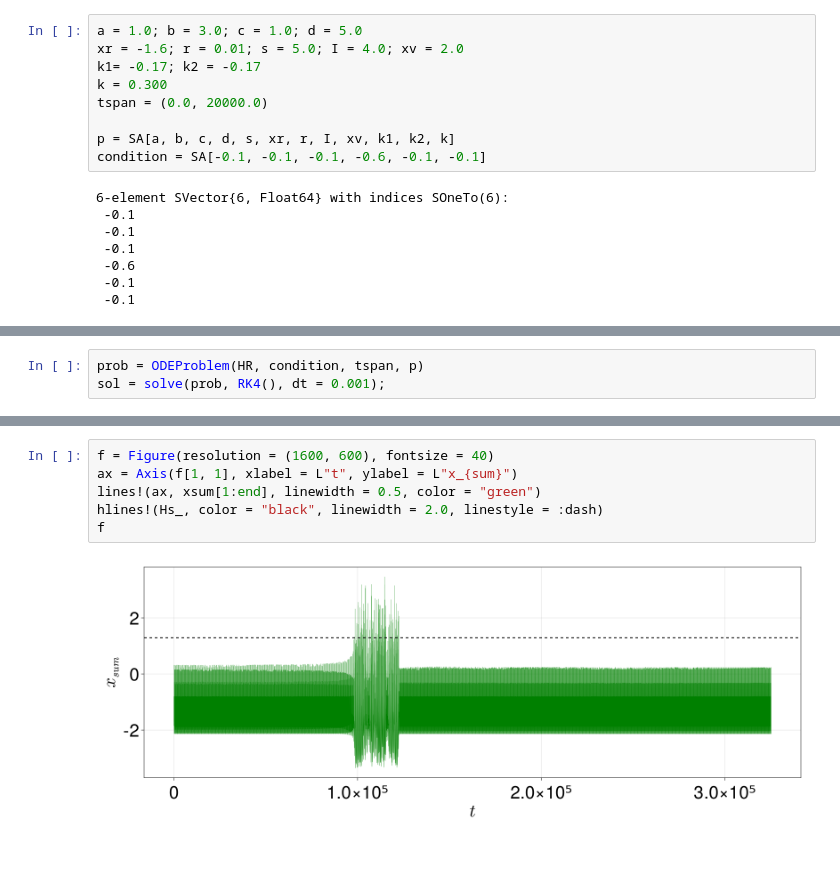
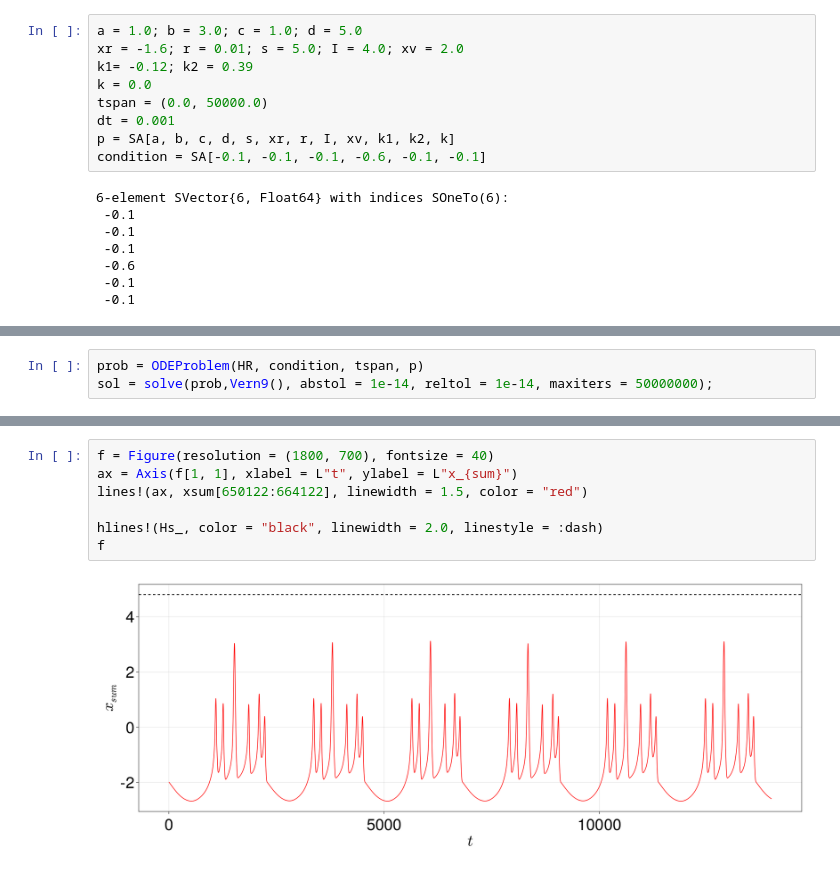
Before and after one commit to SergeyNovak777/dynamical-systems, a Jupyter notebook: Hindmarrh Rose/timeseries, projection/Second scenario.ipynb, the cells around one changed output, grey strips where cells are left out. Drawn from its saved outputs; the diff is of its cells as text.

```diff
--- a/Hindmarrh Rose/timeseries, projection/Second scenario.ipynb
+++ b/Hindmarrh Rose/timeseries, projection/Second scenario.ipynb
@@ -60,10 +50,10 @@ calc_number_EEs (generic function with 1 method)
 # %%
 a = 1.0; b = 3.0; c = 1.0; d = 5.0
 xr = -1.6; r = 0.01; s = 5.0; I = 4.0; xv = 2.0
-k1= -0.17; k2 = -0.17
-k = 0.300
-tspan = (0.0, 20000.0)
-
+k1= -0.12; k2 = 0.39
+k = 0.0
+tspan = (0.0, 50000.0)
+dt = 0.001
 p = SA[a, b, c, d, s, xr, r, I, xv, k1, k2, k]
 condition = SA[-0.1, -0.1, -0.1, -0.6, -0.1, -0.1]
 # %% [output]
@@ -77,6 +75,6 @@ condition = SA[-0.1, -0.1, -0.1, -0.6, -0.1, -0.1]
 # %%
 prob = ODEProblem(HR, condition, tspan, p)
-sol = solve(prob, RK4(), dt = 0.001);
+sol = solve(prob,Vern9(), abstol = 1e-14, reltol = 1e-14, maxiters = 50000000);
 # %%
 xsum = sol[1, :] + sol[4, :];
 xsum = Tr(xsum)
@@ -89,8 +108,9 @@ variable  after truncate length: 57750
 # %%
-f = Figure(resolution = (1600, 600), fontsize = 40)
+f = Figure(resolution = (1800, 700), fontsize = 40)
 ax = Axis(f[1, 1], xlabel = L"t", ylabel = L"x_{sum}")
-lines!(ax, xsum[1:end], linewidth = 0.5, color = "green")
+lines!(ax, xsum[650122:664122], linewidth = 1.5, color = "red")
+
 hlines!(Hs_, color = "black", linewidth = 2.0, linestyle = :dash)
 f
 # %% [output]
-[figure, old version]
+[figure, new version]
```
Also changed, not shown: parts of 14 cells of this notebook, 2 other files.
